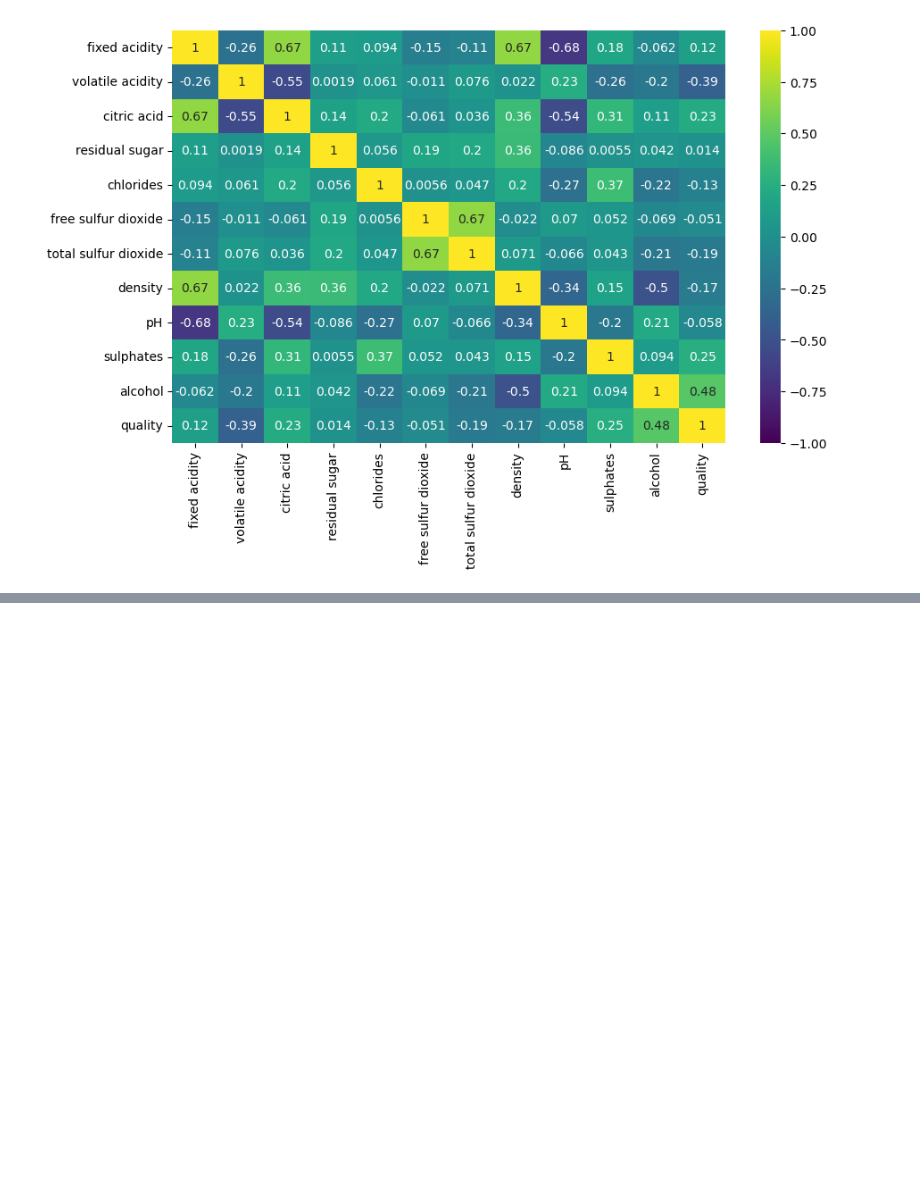
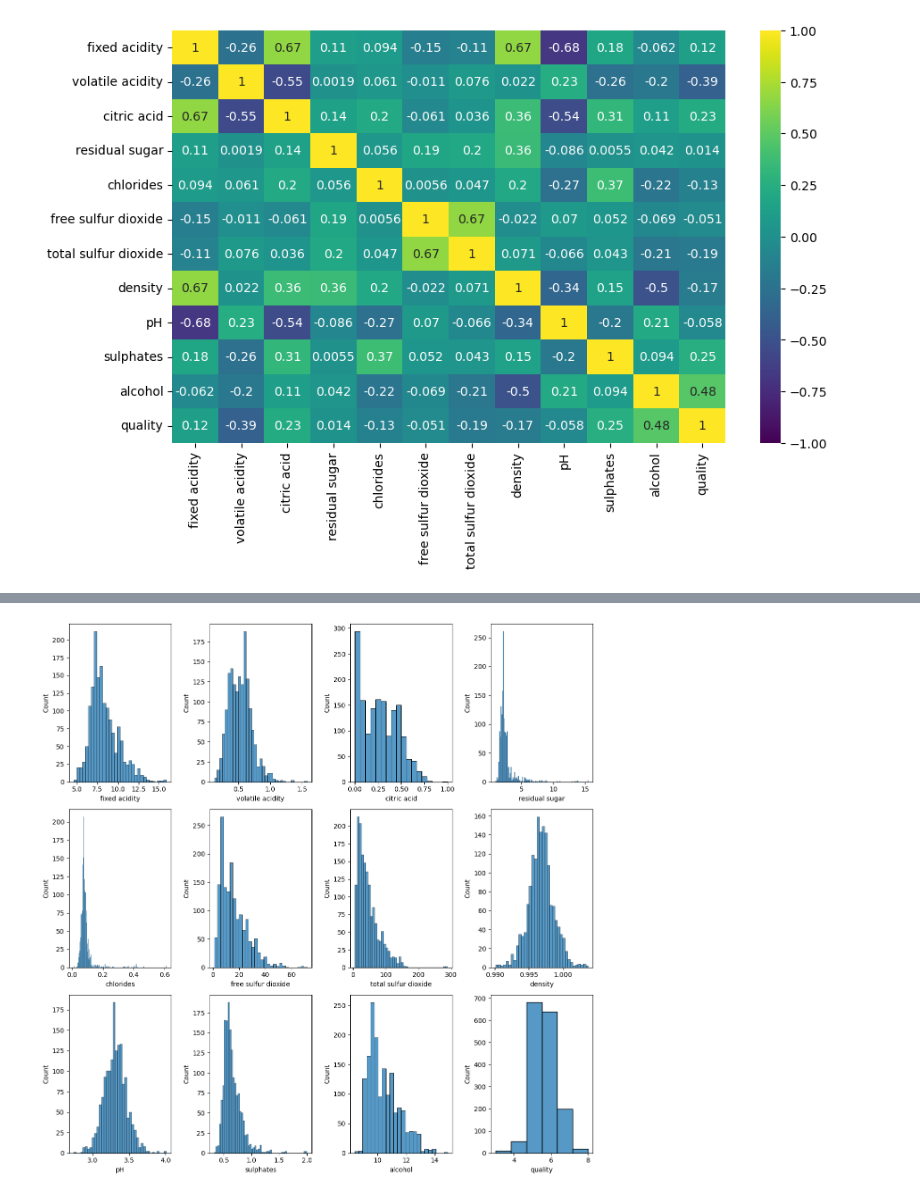
Before and after one commit to Tashhfia/5, a Jupyter notebook: wine_eval.ipynb, the cells around one changed output, grey strips where cells are left out. Cells and saved outputs as stored; diff of their text form; code cells hidden in the pictures; blank space fills up the shorter version.

```diff
--- a/wine_eval.ipynb
+++ b/wine_eval.ipynb
@@ -117,0 +105,16 @@ quality
+# %%
+
+
+fig, axes = plt.subplots(figsize=(12,12),nrows=3, ncols=4)
+names = wine_df.columns
+
+for name, ax in zip(names, axes.flatten()):
+    if name == "quality":
+        sns.histplot(wine_df["quality"], bins=len(wine_df["quality"].unique()), ax=ax)
+    else:
+        sns.histplot(wine_df[name], ax=ax)
+    # to zoom in and out on x axis accordingly
+    # ax.set_xlim(wine_df[name].min(), wine_df[name].max())
+plt.tight_layout()
+# %% [output]
+[figure, added]
```
Also changed, not shown: parts of 6 cells of this notebook.
